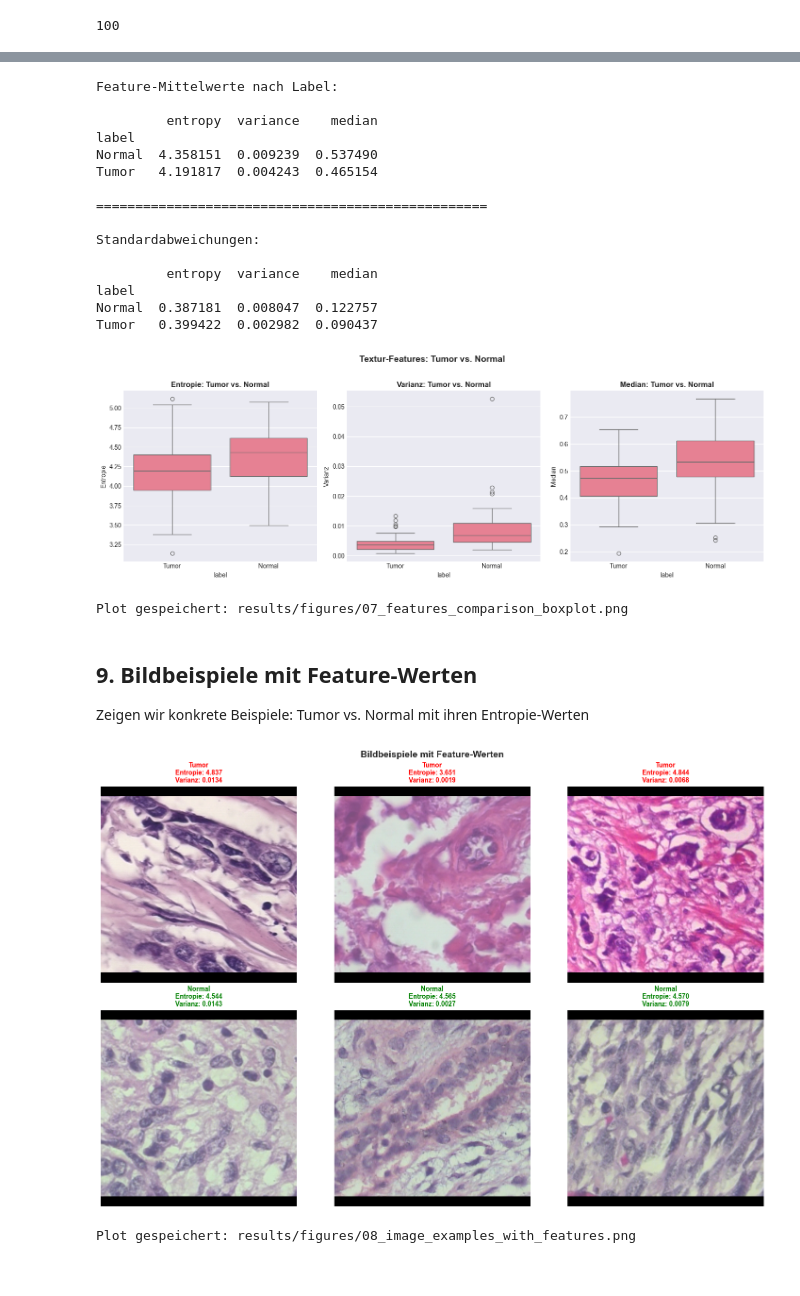
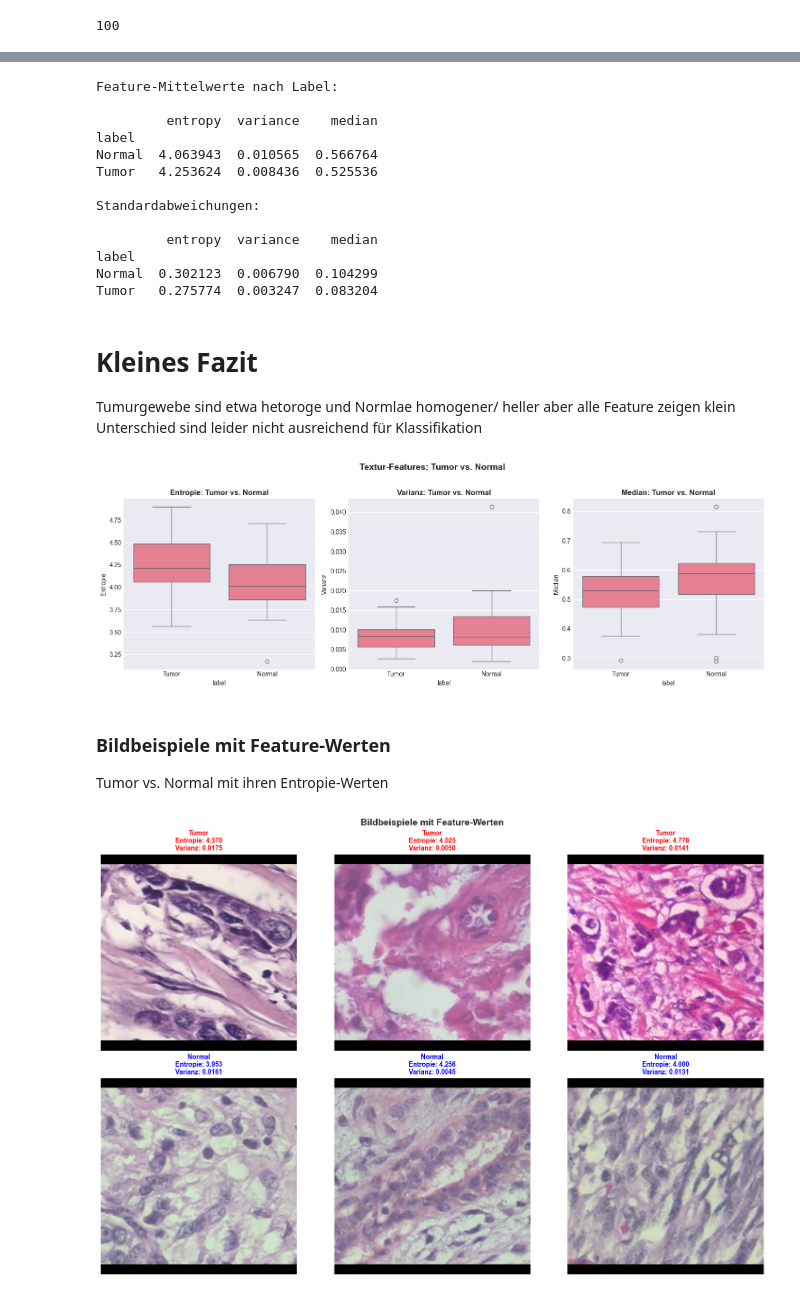
Before and after one commit to itsvocs/python-ml-histotexture, a Jupyter notebook: notebooks/02_feature_extraction.ipynb, the cells around one changed output, grey strips where cells are left out. Saved outputs shown, nothing was run; the diff lists cells and outputs as text; code cells hidden in the pictures.

```diff
--- a/notebooks/02_feature_extraction.ipynb
+++ b/notebooks/02_feature_extraction.ipynb
@@ -129,12 +85,10 @@ Wir erstellen eine Funktion, die alle 3 Features für ein Bild berechnet.
 # %%
 def extract_texture_features(img_path, percentile=75):
     """
-    Extrahiert 3 Textur-Features aus einem Bild.
-
     Parameters:
     -----------
-    img_path : str
-        Pfad zum Bild
+    img_path : str // Pfad zum Bild
+    percentile Wert: Default 75
 
     Returns:
     --------
@@ -151,16 +105,20 @@ def extract_texture_features(img_path, percentile=75):
 
     # Maske erstellen (stark gefärbte Bereiche)
     threshold = np.percentile(saturation, percentile)
+
     mask = saturation > threshold
 
-    # NUR maskierte Pixel extrahieren
+    # nur maskierte Pixel extrahieren
     tissue_pixels = img_gray[mask]  # 1D Array nur mit Gewebe-Pixeln
 
+    gray_ubyte = (img_gray * 255).astype(np.uint8) #entferne den Hintergrund davor
+    gray_ubyte[~mask] = 0
+
     # Features berechnen NUR auf Gewebe
-    #entropy_val = shannon_entropy(tissue_pixels)
-    entropy_img = entropy((img_gray * 255).astype(np.uint8), disk(5))
+    entropy_img = entropy(gray_ubyte, disk(5))
     entropy_val = entropy_img[mask].mean()
 
+    #Beantwortung der Fragen 2 Berechnung der Varianrz und Medien
     variance_val = np.var(tissue_pixels)
     median_val = np.median(tissue_pixels)
 
@@ -171,5 +129,3 @@ def extract_texture_features(img_path, percentile=75):
         'median': median_val,
         'n_tissue_pixels': tissue_pixels.size
     }
-
-print("Funktion extract_texture_features() definiert")
@@ -335,7 +276,6 @@ print("Feature-Mittelwerte nach Label:\n")
 group_stats = df_merged.groupby('label')[['entropy', 'variance', 'median']].mean()
 print(group_stats)
 
-print("\n" + "="*50)
 print("\nStandardabweichungen:\n")
 print(df_merged.groupby('label')[['entropy', 'variance', 'median']].std())
 # %% [output]
@@ -343,17 +283,18 @@ Feature-Mittelwerte nach Label:
 
          entropy  variance    median
 label
-Normal  4.358151  0.009239  0.537490
-Tumor   4.191817  0.004243  0.465154
-
-==================================================
+Normal  4.063943  0.010565  0.566764
+Tumor   4.253624  0.008436  0.525536
 
 Standardabweichungen:
 
          entropy  variance    median
 label
-Normal  0.387181  0.008047  0.122757
-Tumor   0.399422  0.002982  0.090437
+Normal  0.302123  0.006790  0.104299
+Tumor   0.275774  0.003247  0.083204
+# %% [markdown]
+# Kleines Fazit
+Tumurgewebe sind etwa hetoroge und Normlae homogener/ heller aber alle Feature zeigen klein Unterschied sind leider nicht ausreichend für Klassifikation
 # %%
 # Boxplots für Vergleich
 fig, axes = plt.subplots(1, 3, figsize=(15, 5))
@@ -377,17 +318,13 @@ plt.suptitle('Textur-Features: Tumor vs. Normal', fontsize=14, fontweight='bold'
 plt.tight_layout()
 plt.savefig(RESULTS_DIR / '07_features_comparison_boxplot.png', dpi=150, bbox_inches='tight')
 plt.show()
-
-print("Plot gespeichert: results/figures/07_features_comparison_boxplot.png")
 # %% [output]
-[figure, old version]
+[figure, new version]
-Plot gespeichert: results/figures/07_features_comparison_boxplot.png
 # %% [markdown]
-## 9. Bildbeispiele mit Feature-Werten
-
-Zeigen wir konkrete Beispiele: Tumor vs. Normal mit ihren Entropie-Werten
+### Bildbeispiele mit Feature-Werten
+Tumor vs. Normal mit ihren Entropie-Werten
 # %%
-# Je 3 Beispiele pro Klasse
+# 3 Beispiele
 tumor_samples = df_merged[df_merged['label'] == 'Tumor'].head(3)
 normal_samples = df_merged[df_merged['label'] == 'Normal'].head(3)
 
@@ -398,36 +335,33 @@ for i, (idx, row) in enumerate(tumor_samples.iterrows()):
     img_path = DATA_DIR/"prepared_patches_p4" / row['filename']
     img = io.imread(img_path)
 
     axes[0, i].imshow(img)
     axes[0, i].set_title(
         f"Tumor\nEntropie: {row['entropy']:.3f}\nVarianz: {row['variance']:.4f}",
         fontsize=10,
         fontweight='bold',
         color='red'
     )
     axes[0, i].axis('off')
 
 # Normal-Beispiele
 for i, (idx, row) in enumerate(normal_samples.iterrows()):
     img_path = DATA_DIR /"prepared_patches_p4"/ row['filename']
     img = io.imread(img_path)
 
     axes[1, i].imshow(img)
     axes[1, i].set_title(
         f"Normal\nEntropie: {row['entropy']:.3f}\nVarianz: {row['variance']:.4f}",
         fontsize=10,
         fontweight='bold',
-        color='green'
+        color='blue'
     )
     axes[1, i].axis('off')
 
 plt.suptitle('Bildbeispiele mit Feature-Werten', fontsize=14, fontweight='bold')
 plt.tight_layout()
 plt.savefig(RESULTS_DIR / '08_image_examples_with_features.png', dpi=150, bbox_inches='tight')
 plt.show()
-
-print("Plot gespeichert: results/figures/08_image_examples_with_features.png")
 # %% [output]
-[figure, old version]
+[figure, new version]
-Plot gespeichert: results/figures/08_image_examples_with_features.png
 # %% [markdown]
```
Also changed, not shown: parts of 26 cells of this notebook, 24 other files.
